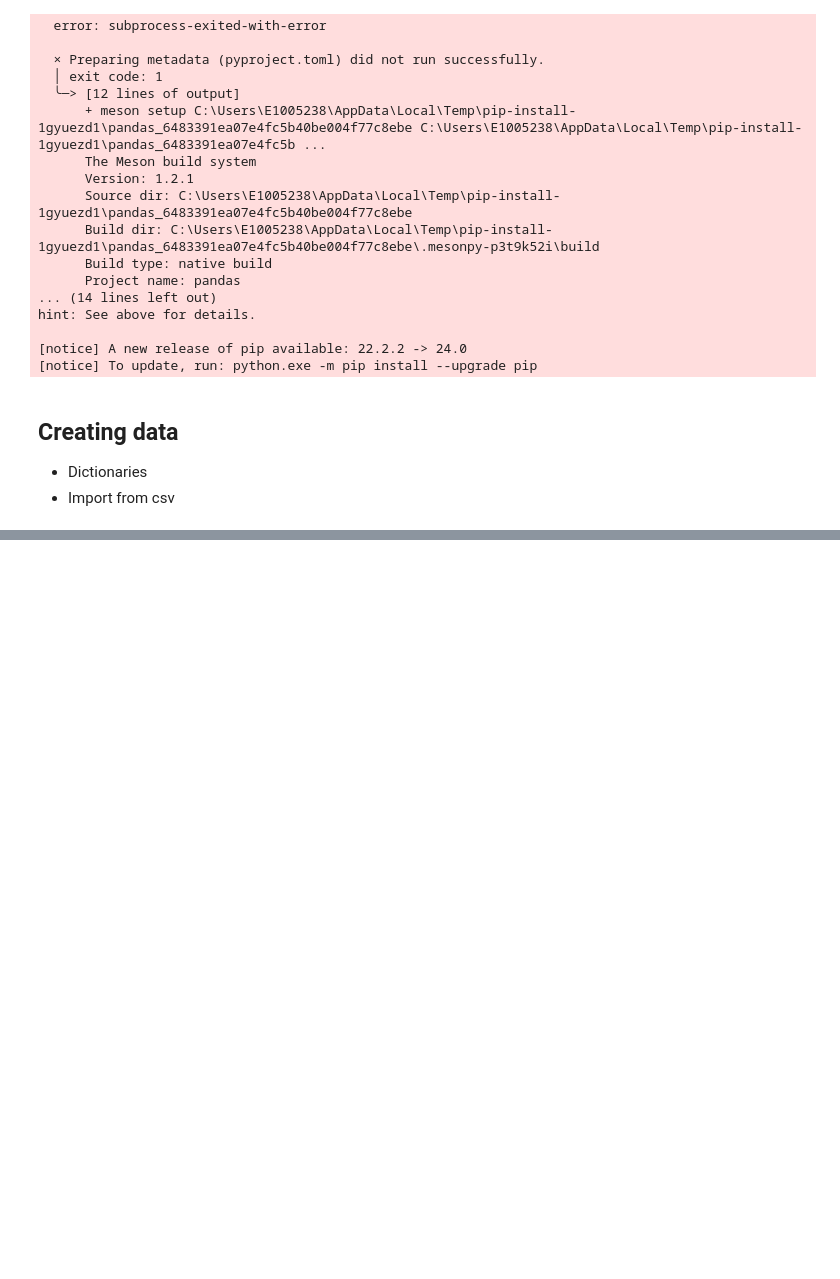
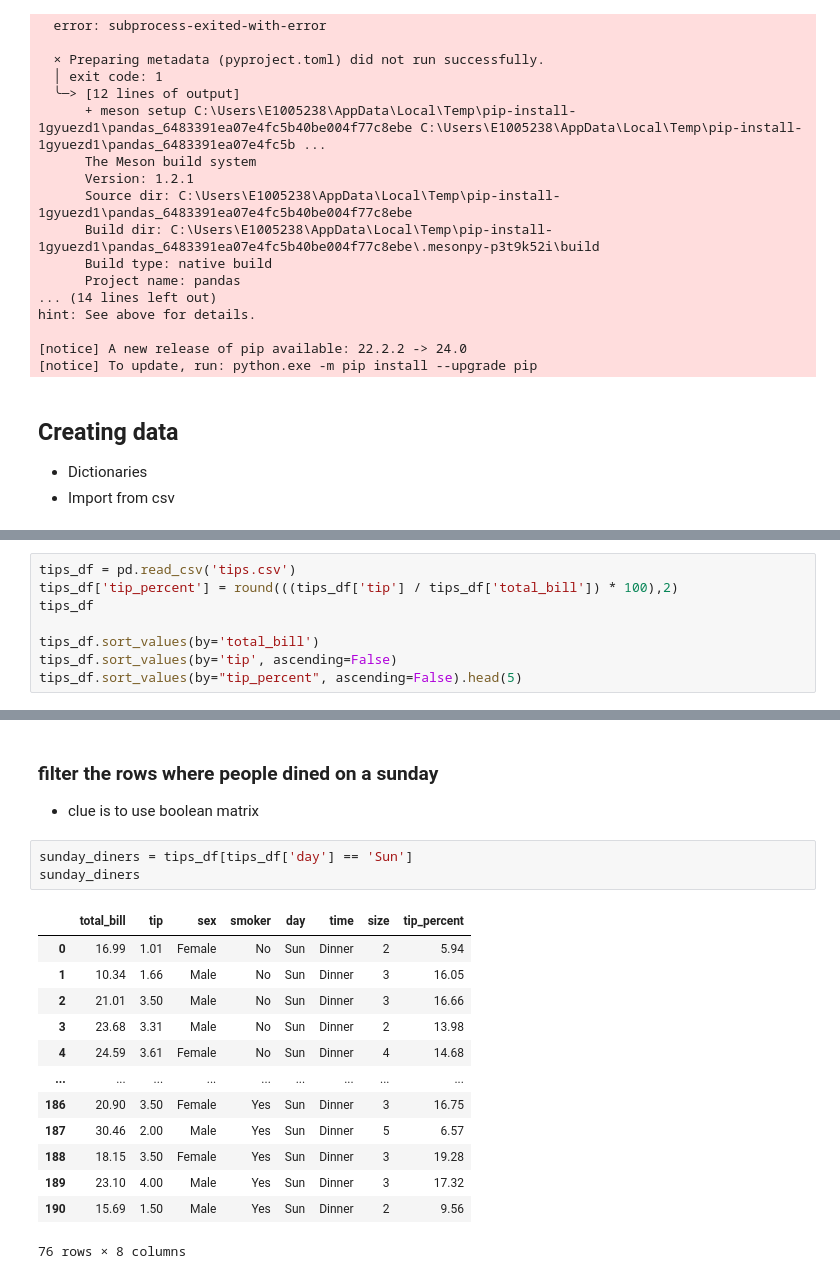
Before and after one commit to DharaKara/python-basics-sanlam, a Jupyter notebook: day16_pandas.ipynb, the cells around one changed output, grey strips where cells are left out. Saved outputs shown, nothing was run; the diff lists cells and outputs as text; blank space fills up the shorter version.

```diff
--- a/day16_pandas.ipynb
+++ b/day16_pandas.ipynb
@@ -46,0 +113,8 @@ Uninstalling numpy-1.26.4:
+# %%
+tips_df = pd.read_csv('tips.csv')
+tips_df['tip_percent'] = round(((tips_df['tip'] / tips_df['total_bill']) * 100),2)
+tips_df
+
+tips_df.sort_values(by='total_bill')
+tips_df.sort_values(by='tip', ascending=False)
+tips_df.sort_values(by="tip_percent", ascending=False).head(5)
@@ -46,0 +128,20 @@ Uninstalling numpy-1.26.4:
+# %% [markdown]
+### filter the rows where people dined on a sunday
+- clue is to use boolean matrix
+# %%
+sunday_diners = tips_df[tips_df['day'] == 'Sun']
+sunday_diners
+# %% [output]
+|  | total_bill | tip | sex | smoker | day | time | size | tip_percent |
+| 0 | 16.99 | 1.01 | Female | No | Sun | Dinner | 2 | 5.94 |
+| 1 | 10.34 | 1.66 | Male | No | Sun | Dinner | 3 | 16.05 |
+| 2 | 21.01 | 3.50 | Male | No | Sun | Dinner | 3 | 16.66 |
+| 3 | 23.68 | 3.31 | Male | No | Sun | Dinner | 2 | 13.98 |
+| 4 | 24.59 | 3.61 | Female | No | Sun | Dinner | 4 | 14.68 |
+| ... | ... | ... | ... | ... | ... | ... | ... | ... |
+| 186 | 20.90 | 3.50 | Female | Yes | Sun | Dinner | 3 | 16.75 |
+| 187 | 30.46 | 2.00 | Male | Yes | Sun | Dinner | 5 | 6.57 |
+| 188 | 18.15 | 3.50 | Female | Yes | Sun | Dinner | 3 | 19.28 |
+| 189 | 23.10 | 4.00 | Male | Yes | Sun | Dinner | 3 | 17.32 |
+| 190 | 15.69 | 1.50 | Male | Yes | Sun | Dinner | 2 | 9.56 |
+76 rows × 8 columns
```
Also changed, not shown: parts of 34 cells of this notebook, 1 other file.
